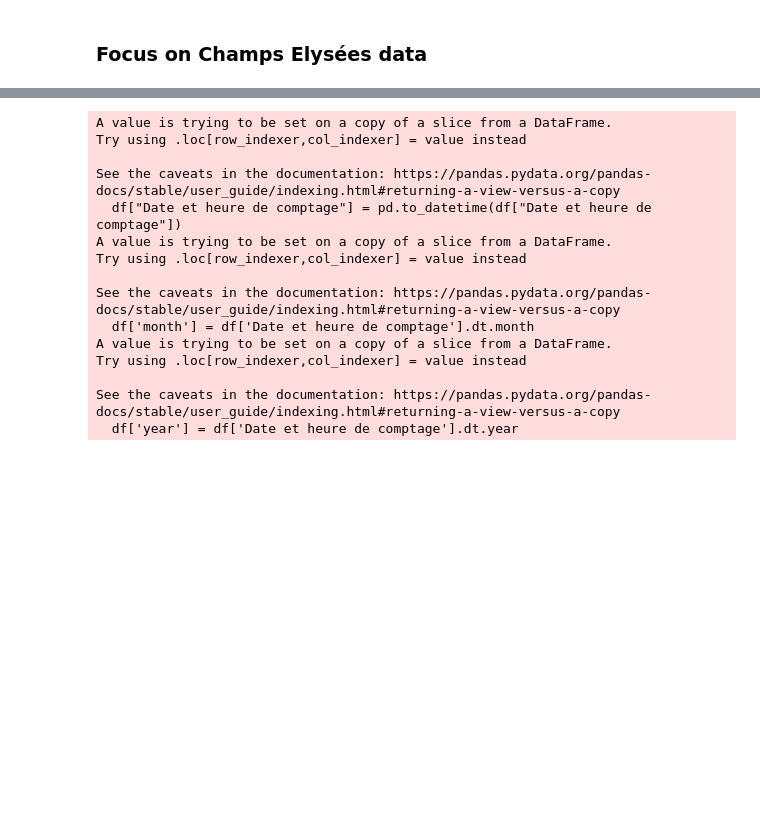
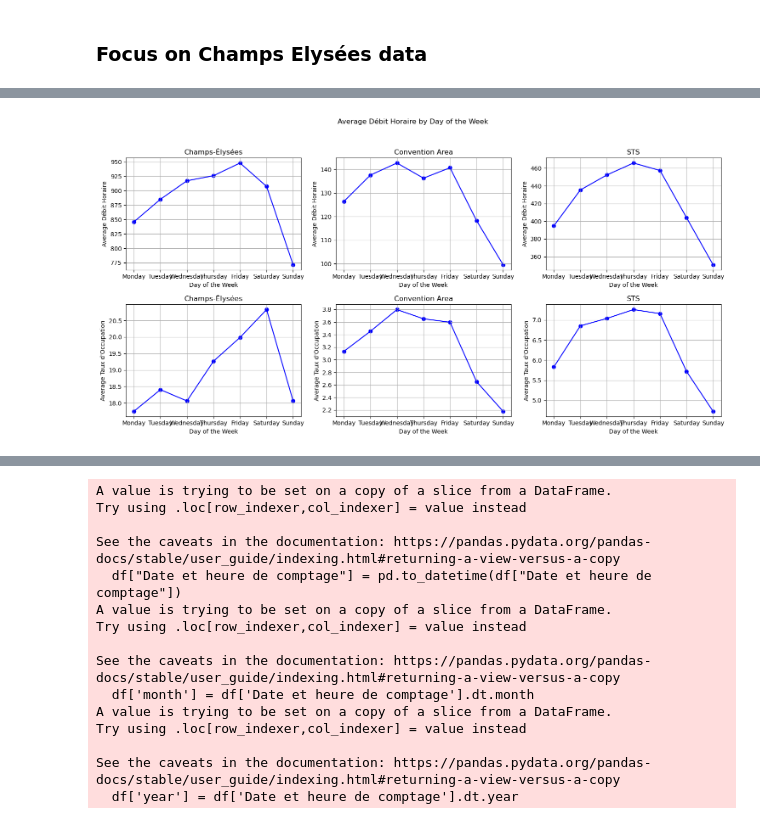
Before and after one commit to Ara-ban/BCG, a Jupyter notebook: notebook.ipynb, the cells around one changed output, grey strips where cells are left out. Saved outputs shown, nothing was run; the diff lists cells and outputs as text; code cells hidden in the pictures; blank space fills up the shorter version.

```diff
--- a/notebook.ipynb
+++ b/notebook.ipynb
@@ -105,0 +146,58 @@ See the caveats in the documentation: https://pandas.pydata.org/pandas-docs/stab
+# %%
+days_order = ['Monday', 'Tuesday', 'Wednesday', 'Thursday', 'Friday', 'Saturday', 'Sunday']
+
+df_avg_day_debit_champs['day_of_week'] = pd.Categorical(df_avg_day_debit_champs['day_of_week'], categories=days_order, ordered=True)
+df_avg_day_debit_champs = df_avg_day_debit_champs.sort_values('day_of_week')
+df_avg_day_taux_champs['day_of_week'] = pd.Categorical(df_avg_day_taux_champs['day_of_week'], categories=days_order, ordered=True)
+df_avg_day_taux_champs = df_avg_day_taux_champs.sort_values('day_of_week')
+
+df_avg_day_debit_convention['day_of_week'] = pd.Categorical(df_avg_day_debit_convention['day_of_week'], categories=days_order, ordered=True)
+df_avg_day_debit_convention = df_avg_day_debit_convention.sort_values('day_of_week')
+df_avg_day_taux_convention['day_of_week'] = pd.Categorical(df_avg_day_taux_convention['day_of_week'], categories=days_order, ordered=True)
+df_avg_day_taux_convention = df_avg_day_taux_convention.sort_values('day_of_week')
+
+df_avg_day_debit_sts['day_of_week'] = pd.Categorical(df_avg_day_debit_sts['day_of_week'], categories=days_order, ordered=True)
+df_avg_day_debit_sts = df_avg_day_debit_sts.sort_values('day_of_week')
+df_avg_day_taux_sts['day_of_week'] = pd.Categorical(df_avg_day_taux_sts['day_of_week'], categories=days_order, ordered=True)
+df_avg_day_taux_sts = df_avg_day_taux_sts.sort_values('day_of_week')
+# %%
+import matplotlib.pyplot as plt
+import seaborn as sns
+
+
+# Set the order of days
+days_order = ['Monday', 'Tuesday', 'Wednesday', 'Thursday', 'Friday', 'Saturday', 'Sunday']
+
+sns.set_palette('Blues')
+
+fig, axs = plt.subplots(2, 3, figsize=(15, 8))
+fig.suptitle('Average Débit Horaire by Day of the Week')
+
+datasets_debit = [df_avg_day_debit_champs, df_avg_day_debit_convention, df_avg_day_debit_sts]
+titles_debit = ['Champs-Élysées', 'Convention Area', 'STS']
+
+for i in range(3):
+    axs[0, i].scatter(datasets_debit[i]['day_of_week'], datasets_debit[i]['avg_debit'], color='blue')
+    axs[0, i].plot(datasets_debit[i]['day_of_week'], datasets_debit[i]['avg_debit'], linestyle='-', color='blue')
+    axs[0, i].set_title(titles_debit[i])
+    axs[0, i].set_xlabel('Day of the Week')
+    axs[0, i].set_ylabel('Average Débit Horaire')
+    axs[0, i].grid(True)
+
+# Plot for Taux d'Occupation
+# Assuming df_avg_day_taux_champs, df_avg_day_taux_convention, df_avg_day_taux_sts are already defined
+datasets_taux = [df_avg_day_taux_champs, df_avg_day_taux_convention, df_avg_day_taux_sts]
+titles_taux = ['Champs-Élysées', 'Convention Area', 'STS']
+
+for i in range(3):
+    axs[1, i].scatter(datasets_taux[i]['day_of_week'], datasets_taux[i]['avg_taux'], color='blue')
+    axs[1, i].plot(datasets_taux[i]['day_of_week'], datasets_taux[i]['avg_taux'], linestyle='-', color='blue')
+    axs[1, i].set_title(titles_taux[i])
+    axs[1, i].set_xlabel('Day of the Week')
+    axs[1, i].set_ylabel('Average Taux d\'Occupation')
+    axs[1, i].grid(True)
+
+plt.tight_layout(rect=[0, 0.03, 1, 0.95])  # Adjust the subplot layout
+plt.show()
+# %% [output]
+[figure, added]
```
Also changed, not shown: parts of 45 cells of this notebook, 21 other files.
